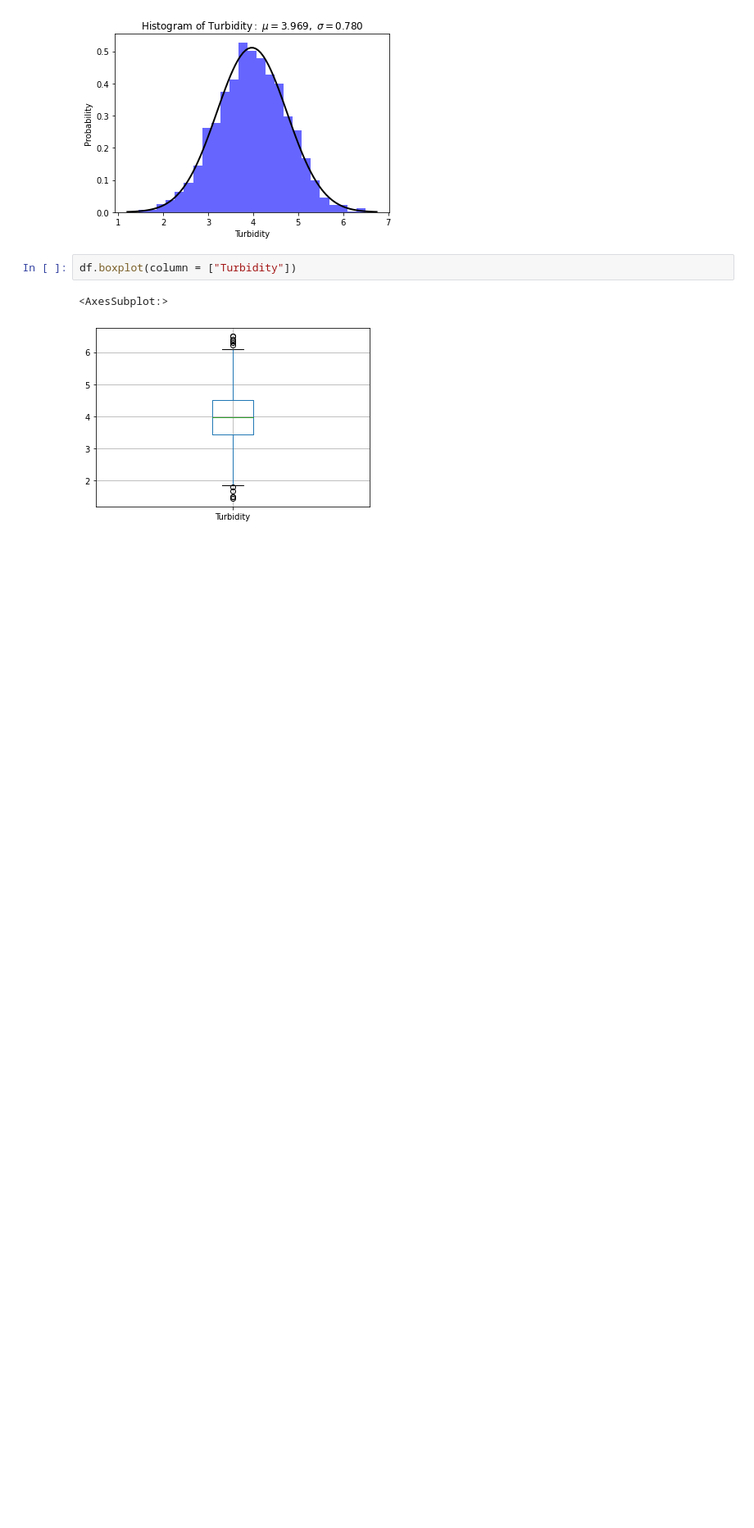
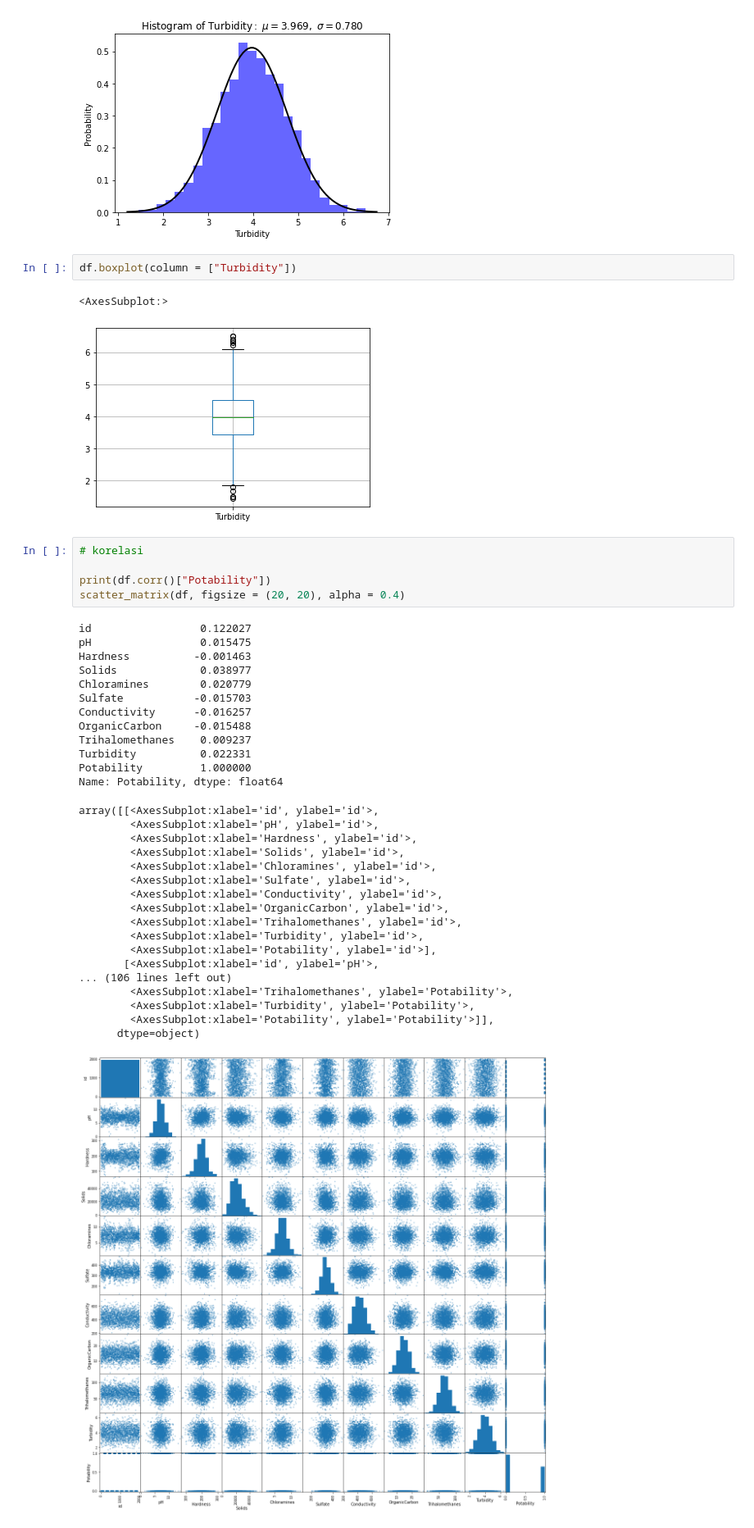
Before and after one commit to TubesForLyfe/ProbStat, a Jupyter notebook: src/main.ipynb, the cells around one changed output. Shown at 82% size. Saved outputs shown, nothing was run; the diff lists cells and outputs as text; blank space fills up the shorter version.

```diff
--- a/src/main.ipynb
+++ b/src/main.ipynb
@@ -430,3 +431,39 @@ df.boxplot(column = ["Turbidity"])
 # %% [output]
 <AxesSubplot:>
 [figure]
+# %%
+# korelasi
+
+print(df.corr()["Potability"])
+scatter_matrix(df, figsize = (20, 20), alpha = 0.4)
+# %% [output]
+id                 0.122027
+pH                 0.015475
+Hardness          -0.001463
+Solids             0.038977
+Chloramines        0.020779
+Sulfate           -0.015703
+Conductivity      -0.016257
+OrganicCarbon     -0.015488
+Trihalomethanes    0.009237
+Turbidity          0.022331
+Potability         1.000000
+Name: Potability, dtype: float64
+array([[<AxesSubplot:xlabel='id', ylabel='id'>,
+        <AxesSubplot:xlabel='pH', ylabel='id'>,
+        <AxesSubplot:xlabel='Hardness', ylabel='id'>,
+        <AxesSubplot:xlabel='Solids', ylabel='id'>,
+        <AxesSubplot:xlabel='Chloramines', ylabel='id'>,
+        <AxesSubplot:xlabel='Sulfate', ylabel='id'>,
+        <AxesSubplot:xlabel='Conductivity', ylabel='id'>,
+        <AxesSubplot:xlabel='OrganicCarbon', ylabel='id'>,
+        <AxesSubplot:xlabel='Trihalomethanes', ylabel='id'>,
+        <AxesSubplot:xlabel='Turbidity', ylabel='id'>,
+        <AxesSubplot:xlabel='Potability', ylabel='id'>],
+       [<AxesSubplot:xlabel='id', ylabel='pH'>,
+... (106 lines left out)
+        <AxesSubplot:xlabel='Trihalomethanes', ylabel='Potability'>,
+        <AxesSubplot:xlabel='Turbidity', ylabel='Potability'>,
+        <AxesSubplot:xlabel='Potability', ylabel='Potability'>]],
+      dtype=object)
+[figure, added]
```
Also changed, not shown: parts of 1 cell of this notebook.
